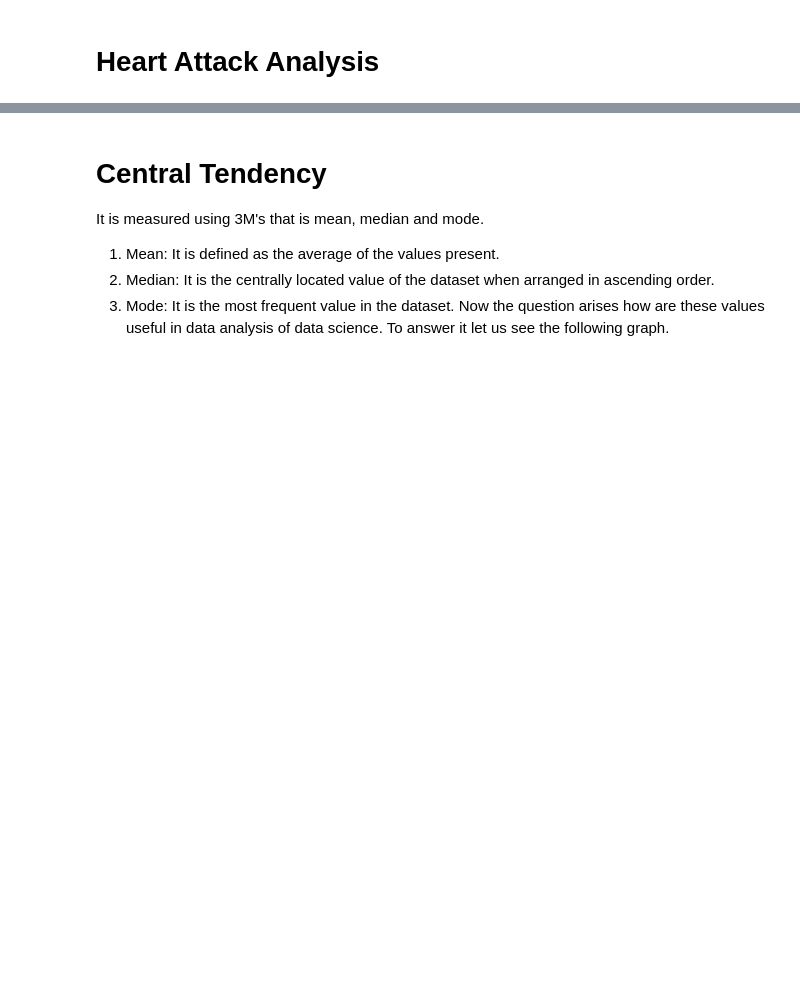
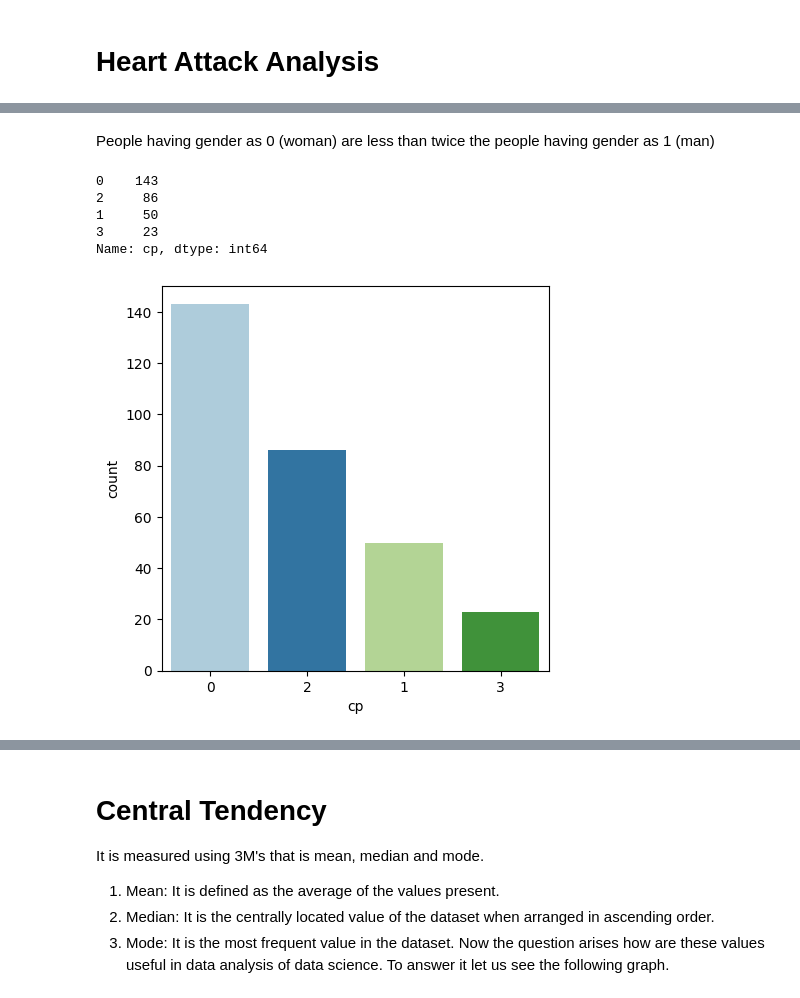
Before and after one commit to rifqinadzori/Heart-Attack-Analysis, a Jupyter notebook: Analysis.ipynb, the cells around one changed output, grey strips where cells are left out. Drawn from its saved outputs; the diff is of its cells as text; code cells hidden in the pictures; blank space fills up the shorter version.

```diff
--- a/Analysis.ipynb
+++ b/Analysis.ipynb
@@ -95,0 +143,15 @@ df.corr()
+# %% [markdown]
+People having gender as 0 (woman) are less than twice the people having gender as 1 (man)
+# %%
+#Breakdown for chest pain
+x=(df['cp'].value_counts())
+print(x)
+sns.countplot(data=df, x="cp", order=df['cp'].value_counts().index, palette='Paired')
+plt.show()
+# %% [output]
+0    143
+2     86
+1     50
+3     23
+Name: cp, dtype: int64
+[figure, added]
```
Also changed, not shown: parts of 25 cells of this notebook, 1 other file.
